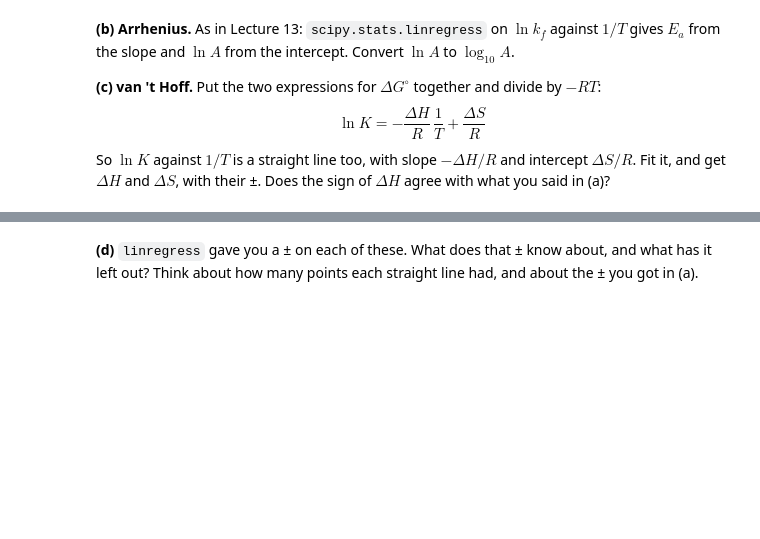
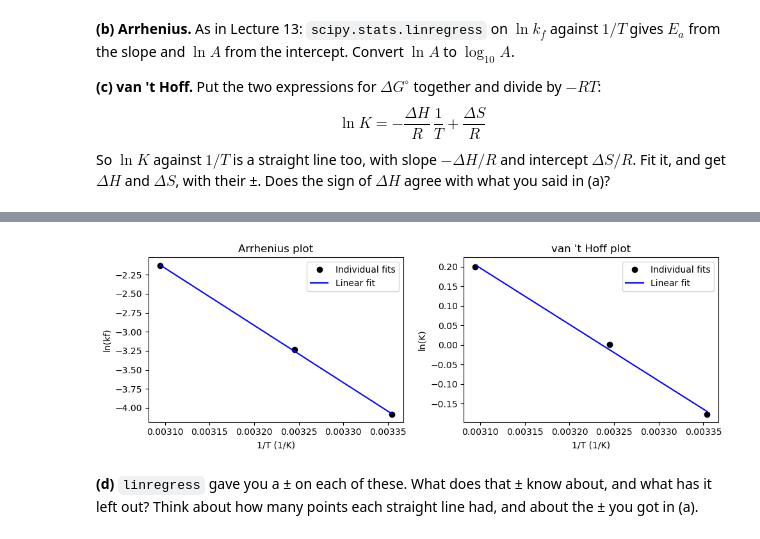
Before and after one commit to MohanBalaji007/parameter-estimation, a Jupyter notebook: batch-reactor-regression.ipynb, the cells around one changed output, grey strips where cells are left out. Saved outputs shown, nothing was run; the diff lists cells and outputs as text; code cells hidden in the pictures; blank space fills up the shorter version.

Commit message:
Task 2: Complete three-temperature fits and thermodynamic analysis

```diff
--- a/batch-reactor-regression.ipynb
+++ b/batch-reactor-regression.ipynb
@@ -237,3 +303,101 @@ $$\ln K = -\frac{\Delta H}{R}\,\frac{1}{T} + \frac{\Delta S}{R}$$
 So $\ln K$ against $1/T$ is a straight line too, with slope $-\Delta H/R$ and intercept
 $\Delta S/R$. Fit it, and get $\Delta H$ and $\Delta S$, with their ±. Does the sign of
 $\Delta H$ agree with what you said in (a)?
+# %%
+
+x_invT = 1 / temperatures
+
+arr = scipy.stats.linregress(
+    x_invT, np.log(kf_array)
+)
+
+vh = scipy.stats.linregress(
+    x_invT, np.log(K_array)
+)
+
+# Convert slopes and intercepts into parameters
+log10A_2 = arr.intercept / np.log(10)
+
+Ea_2 = -arr.slope * R / 1000
+
+dH_2 = -vh.slope * R / 1000
+
+dS_2 = vh.intercept * R
+
+# One-standard-error uncertainties
+se_log10A_2 = arr.intercept_stderr / np.log(10)
+
+se_Ea_2 = arr.stderr * R / 1000
+
+se_dH_2 = vh.stderr * R / 1000
+
+se_dS_2 = vh.intercept_stderr * R
+
+popt_2 = np.array([
+    log10A_2, Ea_2, dH_2, dS_2
+])
+
+perr_2 = np.array([
+    se_log10A_2, se_Ea_2, se_dH_2, se_dS_2
+])
+
+print("Task 2: Estimated parameters")
+
+print(
+    f"log10(A) = {log10A_2:.4f} +/- "
+    f"{se_log10A_2:.4f}"
+)
+
+print(
+    f"Ea = {Ea_2:.4f} +/- "
+    f"{se_Ea_2:.4f} kJ/mol"
+)
+
+print(
+    f"Delta H = {dH_2:.4f} +/- "
+    f"{se_dH_2:.4f} kJ/mol"
+)
+
+print(
+    f"Delta S = {dS_2:.4f} +/- "
+    f"{se_dS_2:.4f} J/mol/K"
+)
+
+# Plot the Arrhenius and van 't Hoff fits
+fig, axes = plt.subplots(1, 2, figsize=(10, 3.5))
+
+axes[0].plot(
+    x_invT, np.log(kf_array), "ko",
+    label="Individual fits"
+)
+
+axes[0].plot(
+    x_invT,
+    arr.intercept + arr.slope * x_invT,
+    "b-", label="Linear fit"
+)
+
+axes[0].set_xlabel("1/T (1/K)")
+axes[0].set_ylabel("ln(kf)")
+axes[0].set_title("Arrhenius plot")
+axes[0].legend()
+
+axes[1].plot(
+    x_invT, np.log(K_array), "ko",
+    label="Individual fits"
+)
+
+axes[1].plot(
+    x_invT,
+    vh.intercept + vh.slope * x_invT,
+    "b-", label="Linear fit"
+)
+
+axes[1].set_xlabel("1/T (1/K)")
+axes[1].set_ylabel("ln(K)")
+axes[1].set_title("van 't Hoff plot")
+axes[1].legend()
+
+plt.tight_layout()
+plt.show()
+# %% [output]
@@ -240,3 +409,4 @@ $\Delta H$ agree with what you said in (a)?
+[figure, added]
 # %% [markdown]
 **(d)** `linregress` gave you a ± on each of these. What does that ± know about,
 and what has it left out? Think about how many points each straight line had, and about
```
Also changed, not shown: parts of 3 cells of this notebook, 1 other file.
